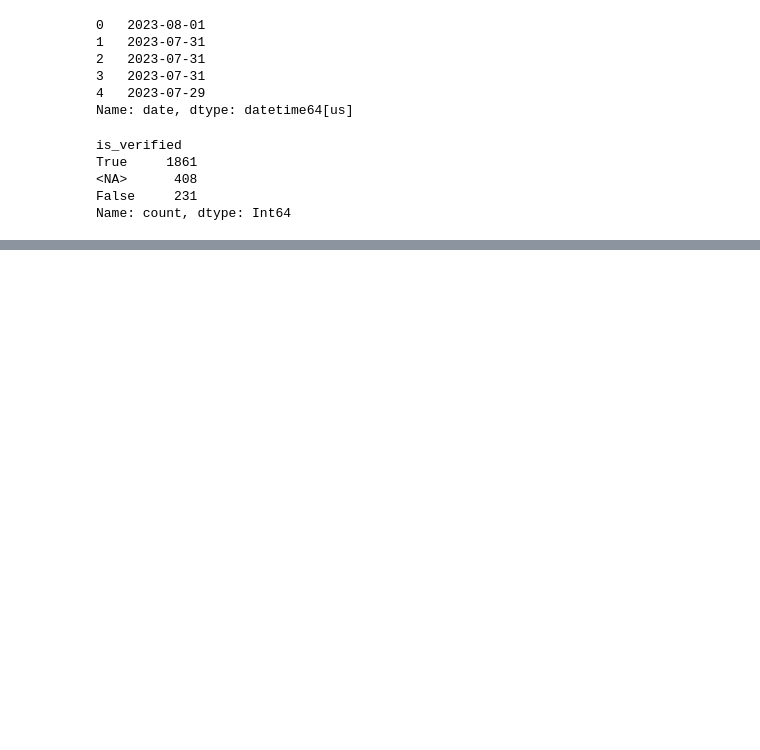
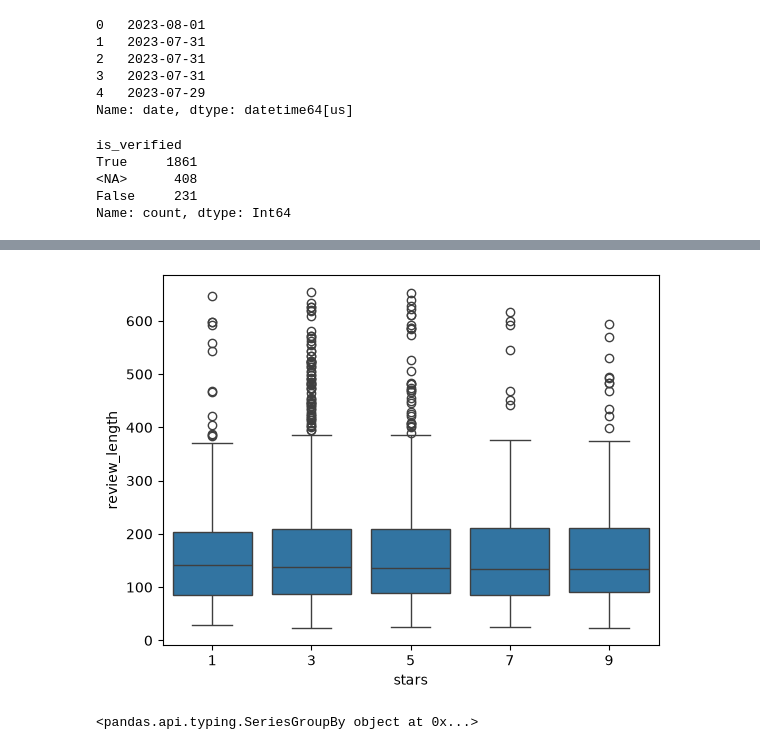
Before and after one commit to m4h1m03/data-analysis-project, a Jupyter notebook: notebooks/02_feature_engineering_eda.ipynb, the cells around one changed output, grey strips where cells are left out. Saved outputs shown, nothing was run; the diff lists cells and outputs as text; code cells hidden in the pictures; blank space fills up the shorter version.

```diff
--- a/notebooks/02_feature_engineering_eda.ipynb
+++ b/notebooks/02_feature_engineering_eda.ipynb
@@ -88,0 +239,13 @@ Name: count, dtype: Int64
+# %%
+sns.boxplot(
+    data=df,
+    x='stars',
+    y='review_length'
+)
+plt.show()
+# %% [output]
+[figure, added]
+# %%
+print(df.groupby('stars')['review_length'])
+# %% [output]
+<pandas.api.typing.SeriesGroupBy object at 0x...>
```
Also changed, not shown: parts of 18 cells of this notebook.
